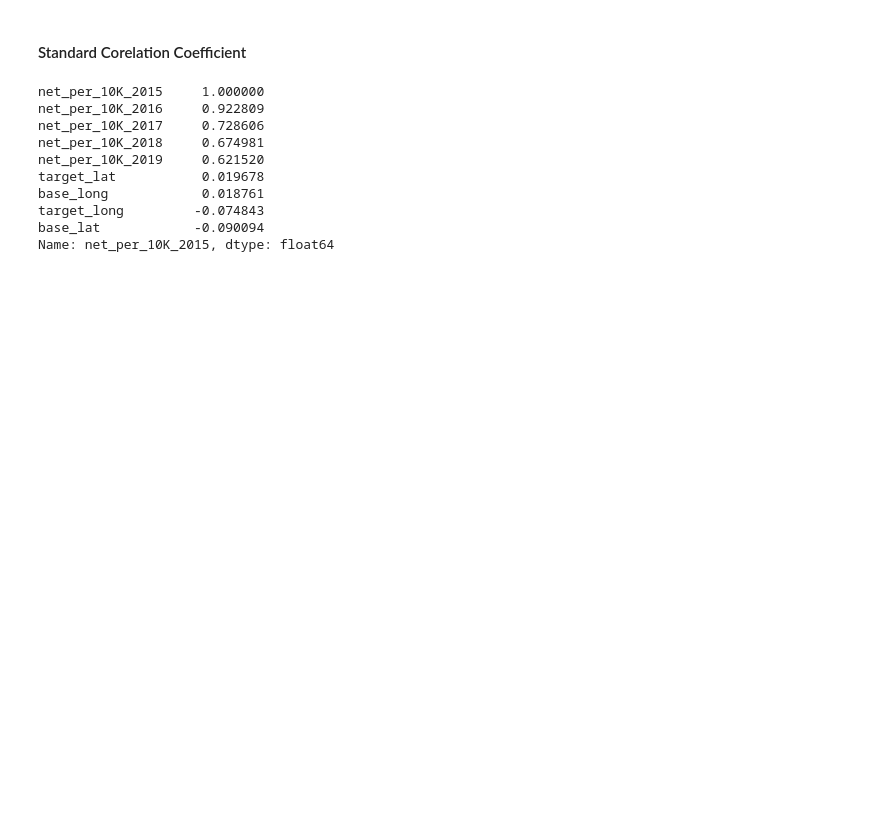
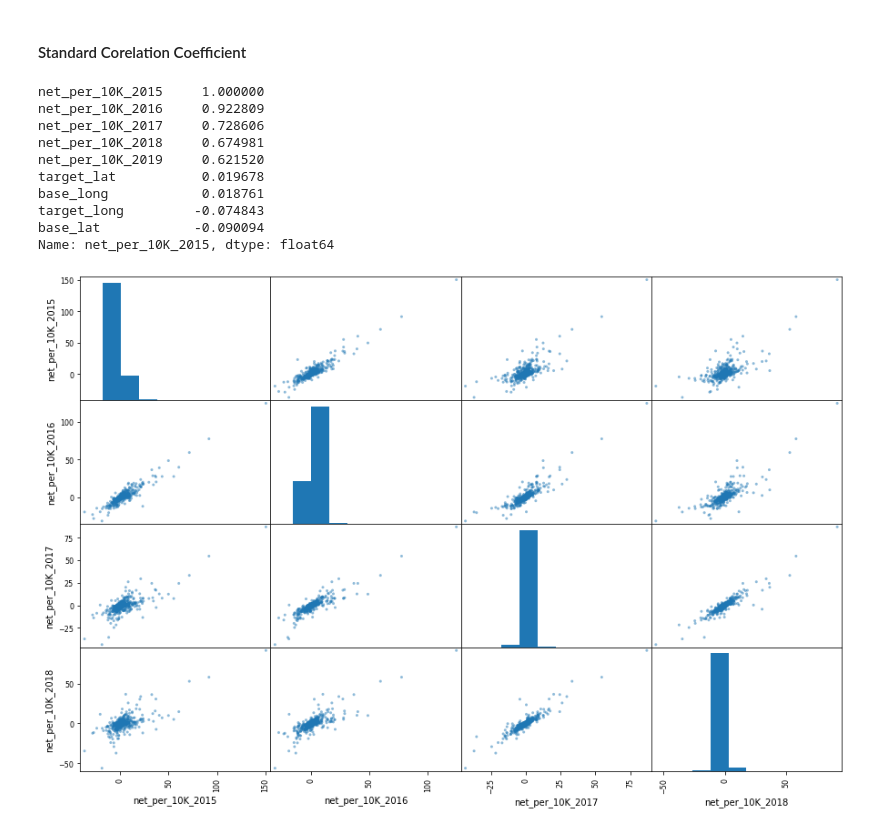
Before and after one commit to myp79/Data_Mining, a Jupyter notebook: main.ipynb, the cells around one changed output. Drawn from its saved outputs; the diff is of its cells as text; code cells hidden in the pictures; blank space fills up the shorter version.

Commit message:
complete step 2
show chart and relation between columns.

```diff
--- a/main.ipynb
+++ b/main.ipynb
@@ -83,3 +92,10 @@ base_long            0.018761
 target_long         -0.074843
 base_lat            -0.090094
 Name: net_per_10K_2015, dtype: float64
+# %%
+features = ['net_per_10K_2015', 'net_per_10K_2016',
+            'net_per_10K_2017', 'net_per_10K_2018']
+scatter_matrix(data[features],figsize=(15,10))
+plt.show()
+# %% [output]
+[figure, added]
```
Also changed, not shown: parts of 2 cells of this notebook.
